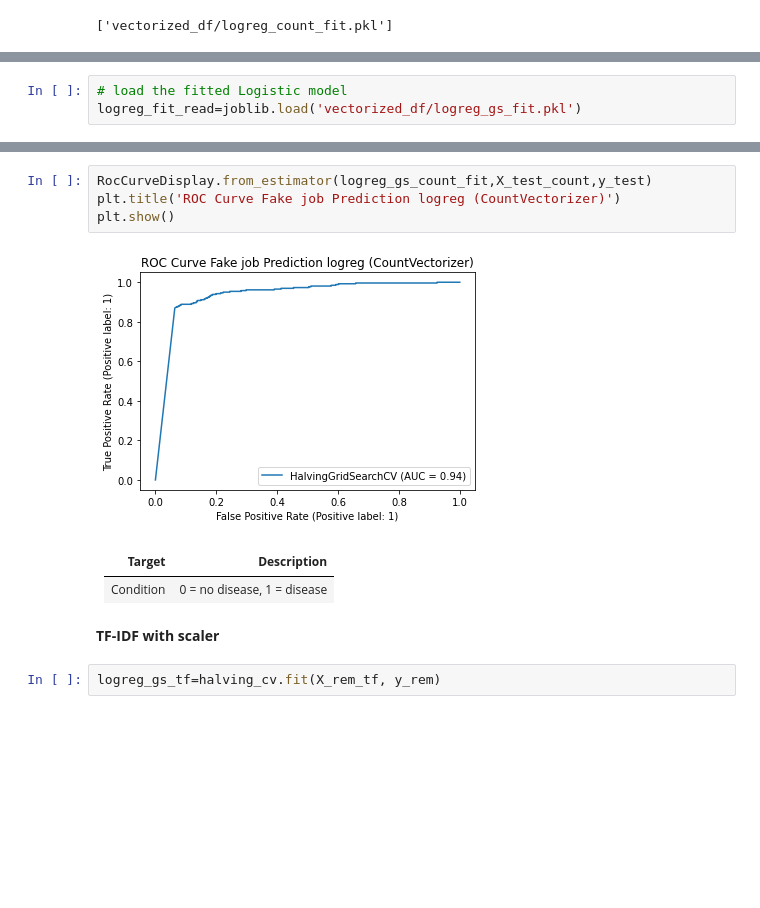
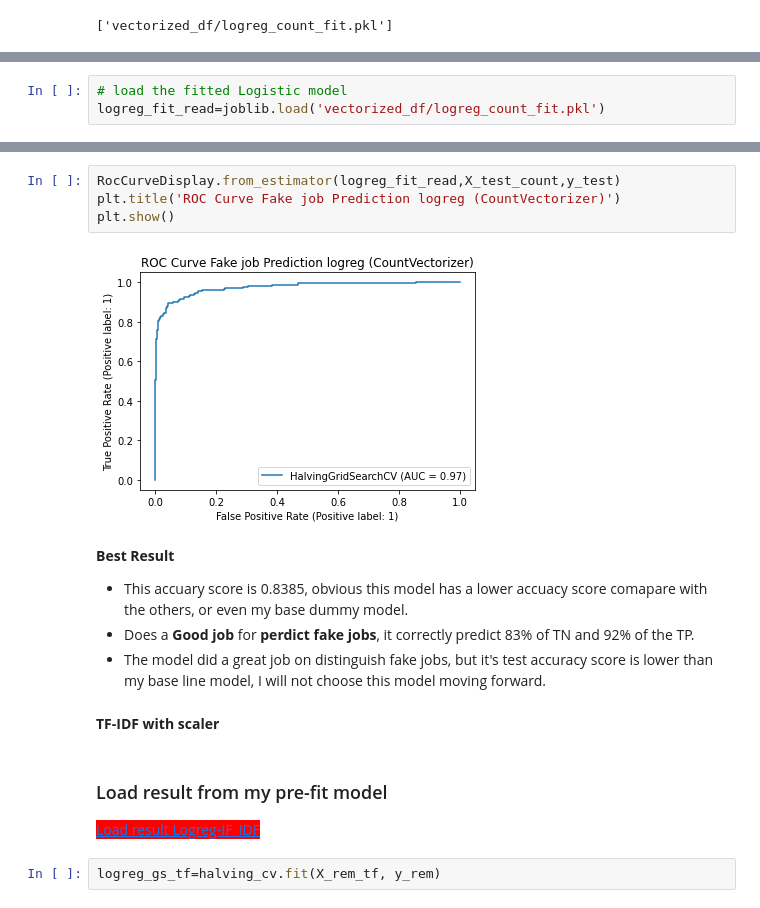
Before and after one commit to polly1110/Fake-Job-Detection, a Jupyter notebook: Modeling-v4.ipynb, the cells around one changed output, grey strips where cells are left out. Saved outputs shown, nothing was run; the diff lists cells and outputs as text; blank space fills up the shorter version.

```diff
--- a/Modeling-v4.ipynb
+++ b/Modeling-v4.ipynb
@@ -720,3 +734,3 @@ joblib.dump(logreg_gs_count_fit,'vectorized_df/logreg_count_fit.pkl')
 # %%
 # load the fitted Logistic model
-logreg_fit_read=joblib.load('vectorized_df/logreg_gs_fit.pkl')
+logreg_fit_read=joblib.load('vectorized_df/logreg_count_fit.pkl')
@@ -726,17 +748,21 @@ plt.show()
 # %% [output]
 [figure]
 # %%
-RocCurveDisplay.from_estimator(logreg_gs_count_fit,X_test_count,y_test)
+RocCurveDisplay.from_estimator(logreg_fit_read,X_test_count,y_test)
 plt.title('ROC Curve Fake job Prediction logreg (CountVectorizer)')
 plt.show()
 # %% [output]
-[figure, old version]
+[figure, new version]
-# %% [markdown]
-| **Target**  | **Description**                                                                                                                                                                                                                             |
-|----------|-----------------------------------------------------------------------------------------------------------------------------------------------------------------------------------------------------------------------------------------|
-| Condition      | 0 = no disease, 1 = disease
+# %% [markdown]
+**Best Result**
+- This accuary score is 0.8385, obvious this model has a lower accuacy score comapare with the others, or even my base dummy model.
+- Does a **Good job** for **perdict fake jobs**, it correctly predict 83% of TN and 92% of the TP.
+- The model did a great job on distinguish fake jobs, but it's test accuracy score is lower than my base line model, I will not choose this model moving forward.
 # %% [markdown]
 **TF-IDF with scaler**
+# %% [markdown]
+### Load result from my pre-fit model<a id="14"></a>
+<a href="#15" class="btn btn-primary btn-sm" role="button" aria-pressed="true" style="background-color: red" data-toggle="popover">Load  result Logreg-IF_IDF</a>
 # %%
 logreg_gs_tf=halving_cv.fit(X_rem_tf, y_rem)
 # %% [output]
```
Also changed, not shown: parts of 72 cells of this notebook.
